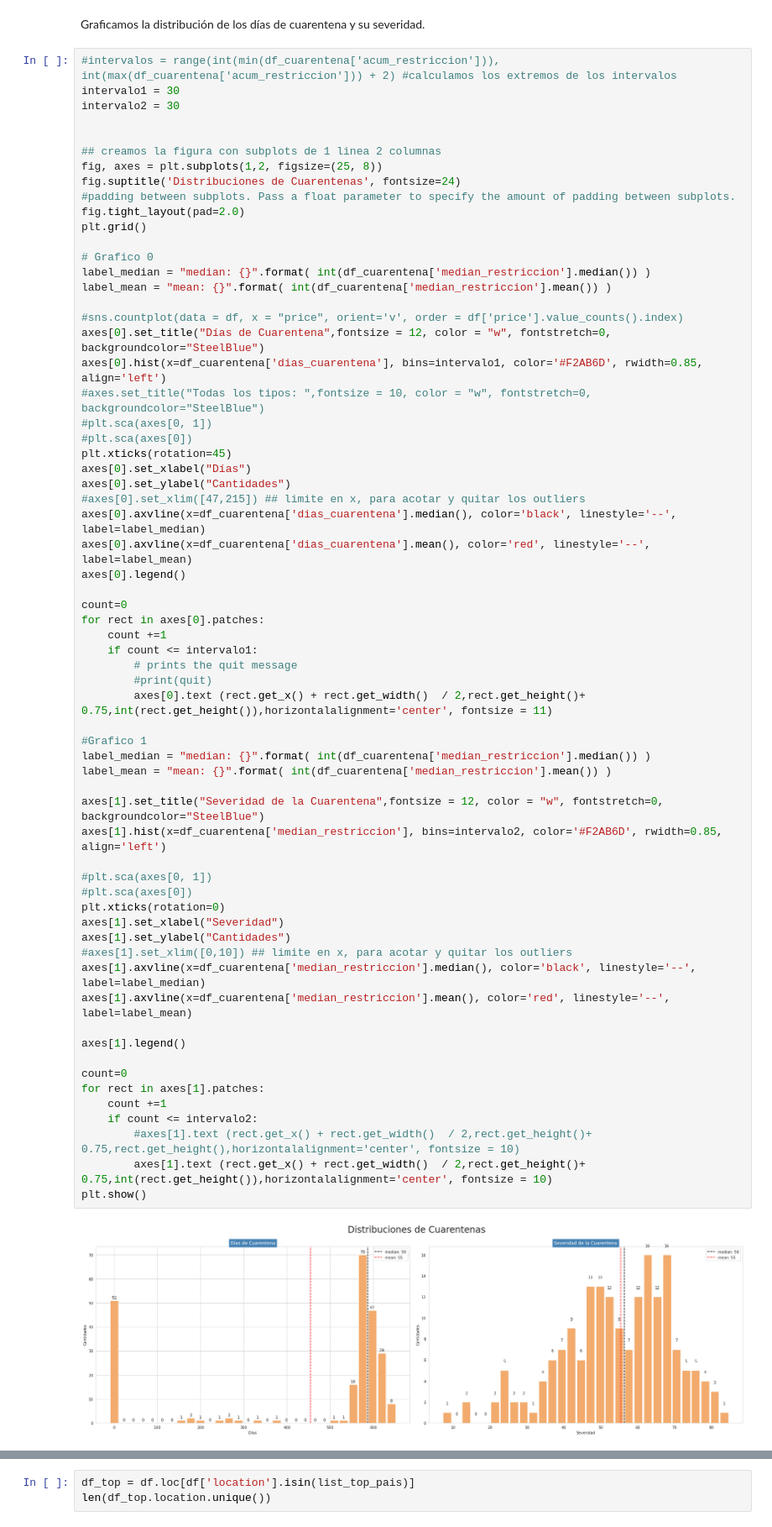
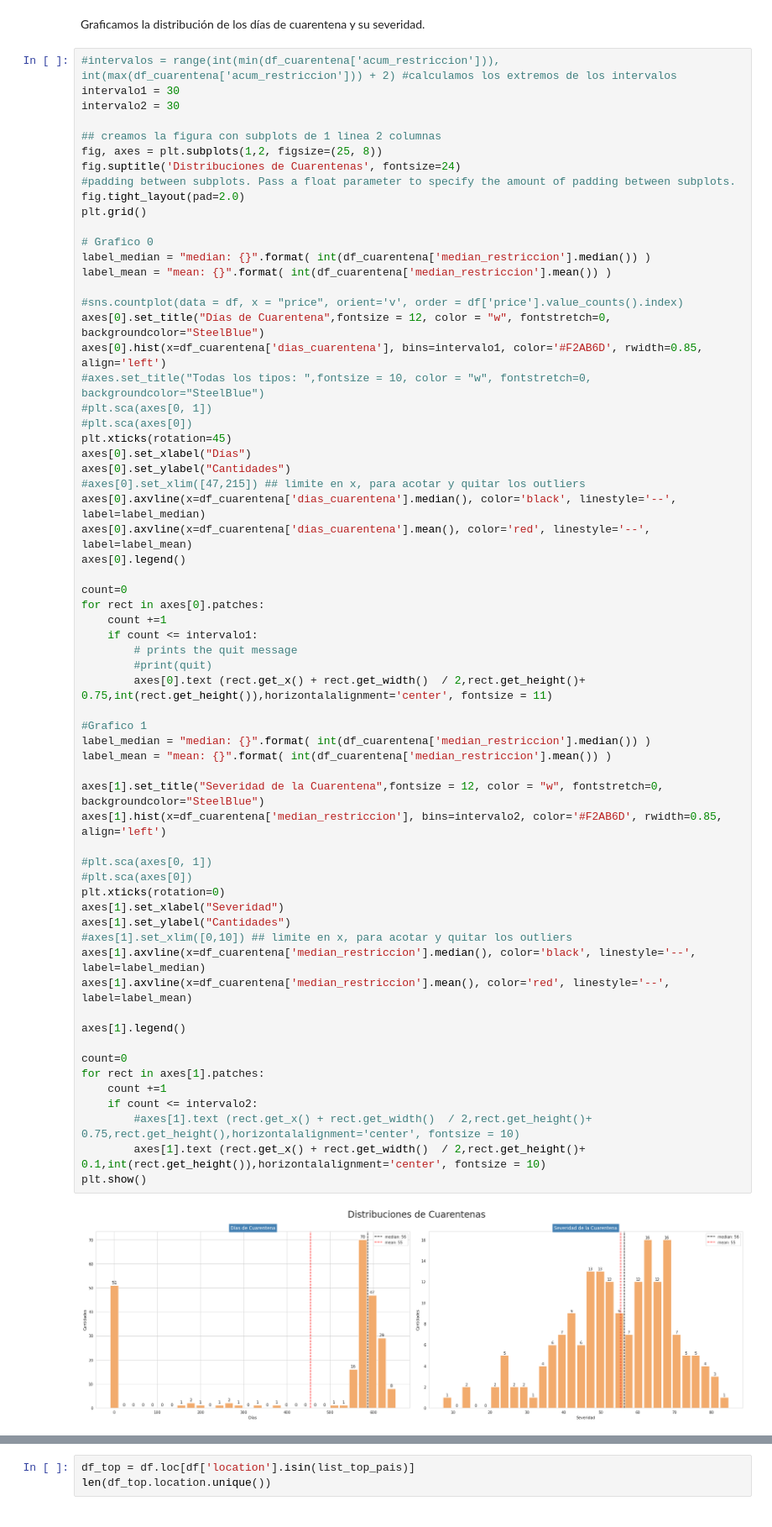
Before and after one commit to gonzalogperez/informe_pandemico, a Jupyter notebook: GonzaloGPerezProyecto_4.ipynb, the cells around one changed output, grey strips where cells are left out. Shown at 84% size. Saved outputs shown, nothing was run; the diff lists cells and outputs as text.

```diff
--- a/GonzaloGPerezProyecto_4.ipynb
+++ b/GonzaloGPerezProyecto_4.ipynb
@@ -1194,7 +1187,6 @@ Graficamos la distribución de los días de cuarentena y su severidad.
 #intervalos = range(int(min(df_cuarentena['acum_restriccion'])), int(max(df_cuarentena['acum_restriccion'])) + 2) #calculamos los extremos de los intervalos
 intervalo1 = 30
 intervalo2 = 30
-
 
 ## creamos la figura con subplots de 1 linea 2 columnas
 fig, axes = plt.subplots(1,2, figsize=(25, 8))
@@ -1227,34 +1219,34 @@ for rect in axes[0].patches:
     if count <= intervalo1:
         # prints the quit message
         #print(quit)
         axes[0].text (rect.get_x() + rect.get_width()  / 2,rect.get_height()+ 0.75,int(rect.get_height()),horizontalalignment='center', fontsize = 11)
 
 #Grafico 1
 label_median = "median: {}".format( int(df_cuarentena['median_restriccion'].median()) )
 label_mean = "mean: {}".format( int(df_cuarentena['median_restriccion'].mean()) )
 
 axes[1].set_title("Severidad de la Cuarentena",fontsize = 12, color = "w", fontstretch=0, backgroundcolor="SteelBlue")
 axes[1].hist(x=df_cuarentena['median_restriccion'], bins=intervalo2, color='#F2AB6D', rwidth=0.85, align='left')
 
 #plt.sca(axes[0, 1])
 #plt.sca(axes[0])
 plt.xticks(rotation=0)
 axes[1].set_xlabel("Severidad")
 axes[1].set_ylabel("Cantidades")
 #axes[1].set_xlim([0,10]) ## limite en x, para acotar y quitar los outliers
 axes[1].axvline(x=df_cuarentena['median_restriccion'].median(), color='black', linestyle='--', label=label_median)
 axes[1].axvline(x=df_cuarentena['median_restriccion'].mean(), color='red', linestyle='--', label=label_mean)
 
 axes[1].legend()
 
 count=0
 for rect in axes[1].patches:
     count +=1
     if count <= intervalo2:
         #axes[1].text (rect.get_x() + rect.get_width()  / 2,rect.get_height()+ 0.75,rect.get_height(),horizontalalignment='center', fontsize = 10)
-        axes[1].text (rect.get_x() + rect.get_width()  / 2,rect.get_height()+ 0.75,int(rect.get_height()),horizontalalignment='center', fontsize = 10)
+        axes[1].text (rect.get_x() + rect.get_width()  / 2,rect.get_height()+ 0.1,int(rect.get_height()),horizontalalignment='center', fontsize = 10)
 plt.show()
 # %% [output]
-[figure, old version]
+[figure, new version]
 # %%
 #print(list(df_cuarentena['pais']))
```
Also changed, not shown: parts of 31 cells of this notebook.
